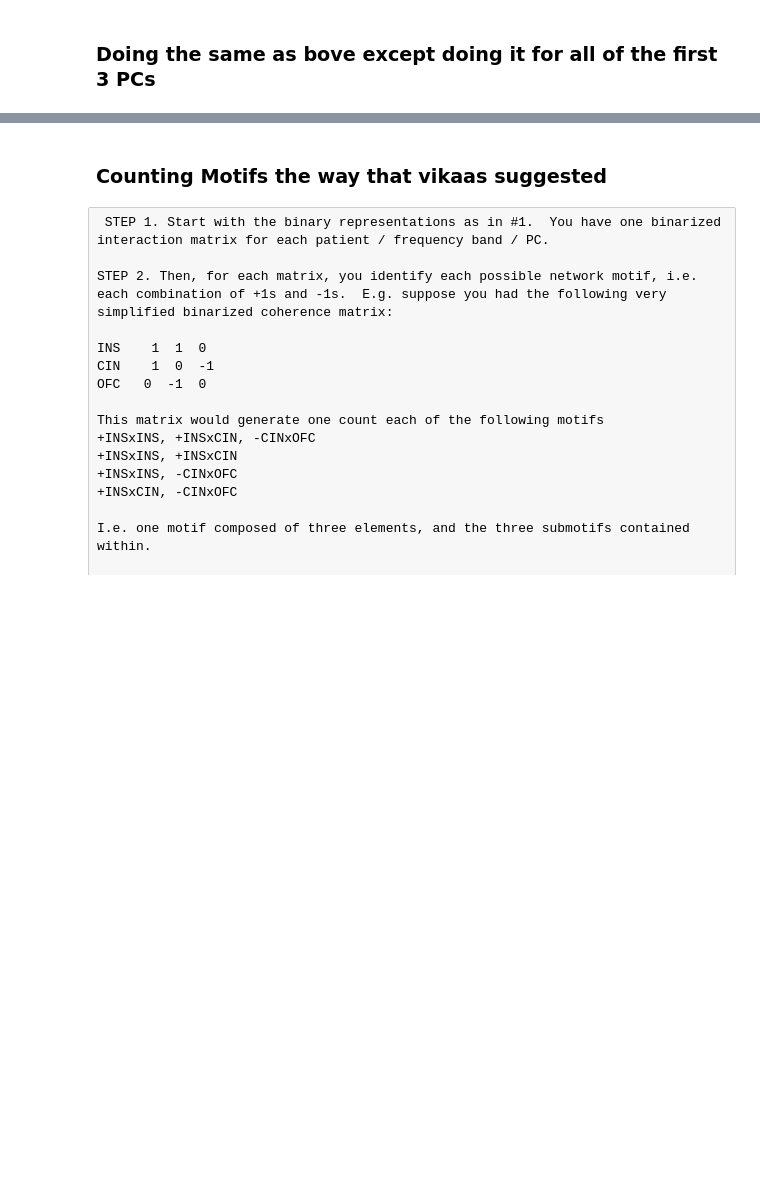
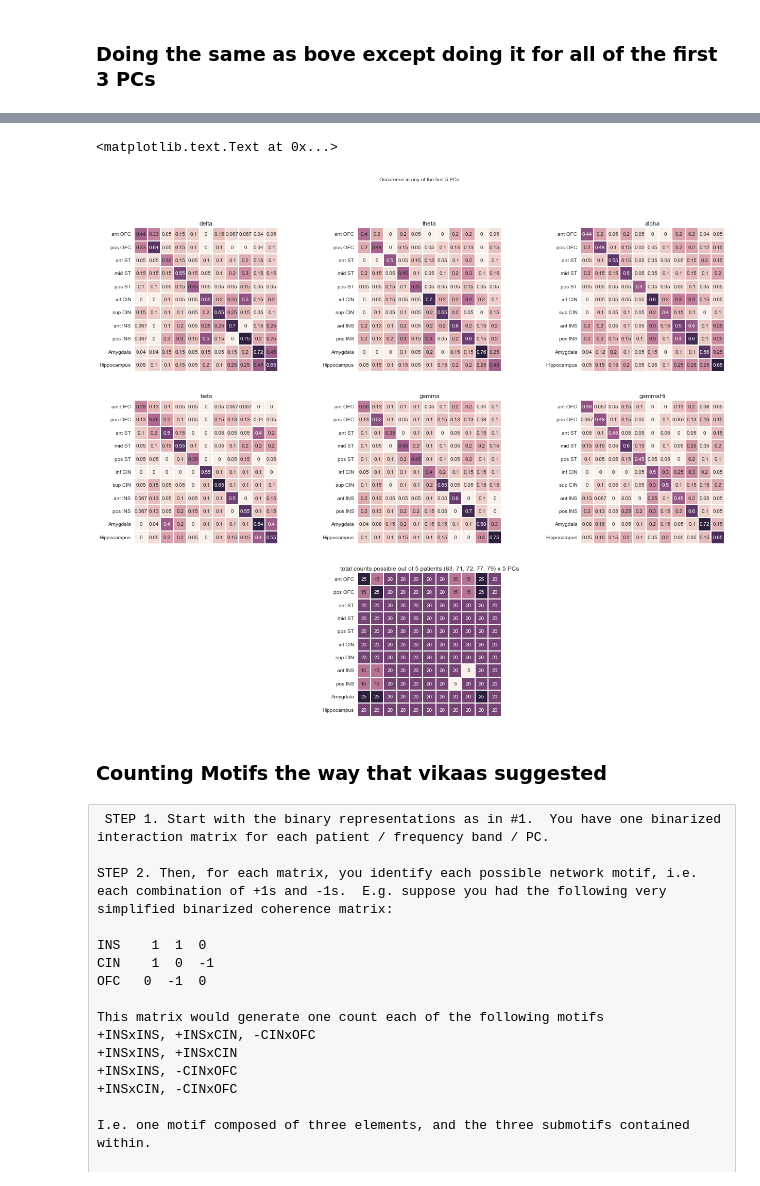
Before and after one commit to fluongo/python-notebooks, a Jupyter notebook: Visualizing_across_patients_with_seaborn.ipynb, the cells around one changed output, grey strips where cells are left out. Saved outputs shown, nothing was run; the diff lists cells and outputs as text; code cells hidden in the pictures; blank space fills up the shorter version.

```diff
--- a/Visualizing_across_patients_with_seaborn.ipynb
+++ b/Visualizing_across_patients_with_seaborn.ipynb
@@ -306,3 +290,42 @@ NameError: name 'refNames_template' is not defined
+# %%
+%matplotlib inline
+
+subplot_pos = 1
+plt.figure(figsize = [22,17])
+
+for band in ['delta', 'theta', 'alpha', 'beta', 'gamma', 'gammaHi']:
+    counts = np.zeros([11,11])
+    X = np.zeros([11,11])
+    for nRank in [0, 1, 2, 3, 4]:
+        kk = 0; # patientID counter
+
+        for patientID in ['EC63b', 'EC71', 'EC72', 'EC77', 'EC79']:
+            output = recParams.electrode_locs_fq_bands(patientID); brainRegions = output['brainRegions']; refNames = brainRegions.keys()
+            data = np.load(compSpec + os.sep + 'DURA_data' + os.sep + patientID + os.sep + 'processedData' + os.sep +
+               'combined_' + interval + os.sep + 'PCA_all_reduced.npy')
+            curr_pc = data[()][band][:,:,nRank]
+            curr_pcS = sparsify(curr_pc)
+
+            template_projection_current, counts_current = project_onto_template(curr_pcS, refNames, refNames_template)
+            X[:, :] += abs(template_projection_current)
+            counts += counts_current
+            kk += 1
+
+            kk+=1
+
+    plt.subplot(3,3,subplot_pos); subplot_pos += 1
+    template = DataFrame(X/counts, index = refNames_template, columns = refNames_template)
+    sns.heatmap(template, annot=True, fmt = '.2n', square = True, xticklabels = False,  cbar = False); plt.title(band)
+
+plt.subplot(3,3,8);
+sns.heatmap(DataFrame(counts, index = refNames_template, columns = refNames_template),
+                xticklabels = False, annot = True, square = True,  cbar = False);
+plt.title('total counts possible out of 5 patients (63, 71, 72, 77, 79) x 5 PCs')
+
+plt.suptitle('Occurence in any of the first 5 PCs')
+# %% [output]
+<matplotlib.text.Text at 0x...>
+[figure, added]
 # %% [markdown]
 ### Counting Motifs the way that vikaas suggested
 # %% [raw]
```
Also changed, not shown: parts of 10 cells of this notebook.
